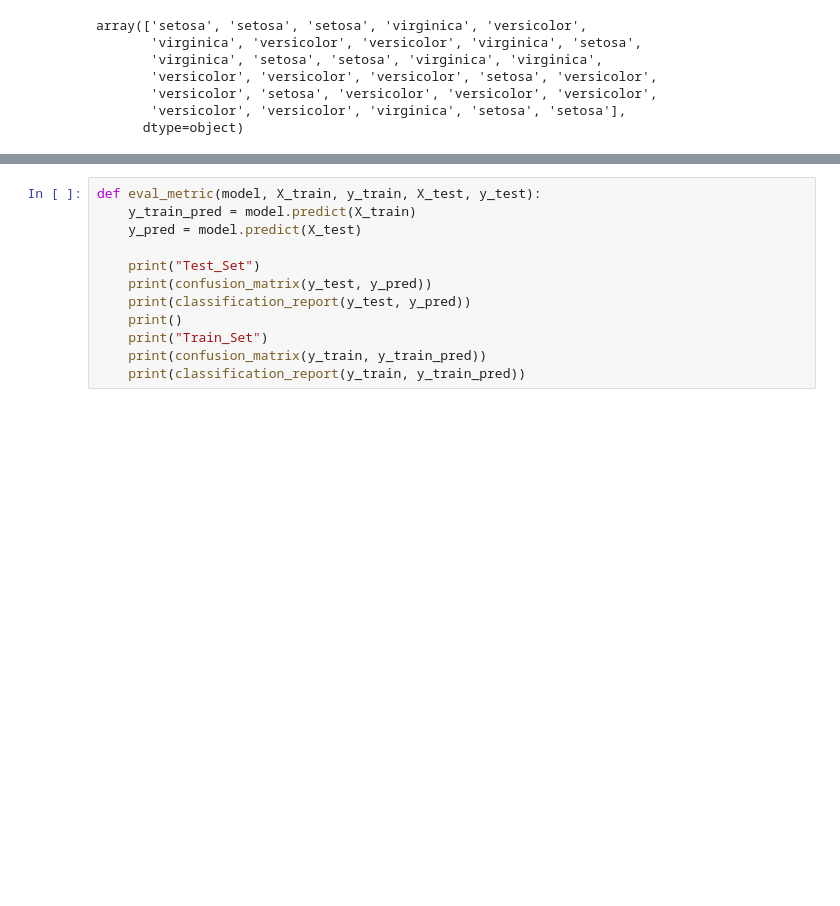
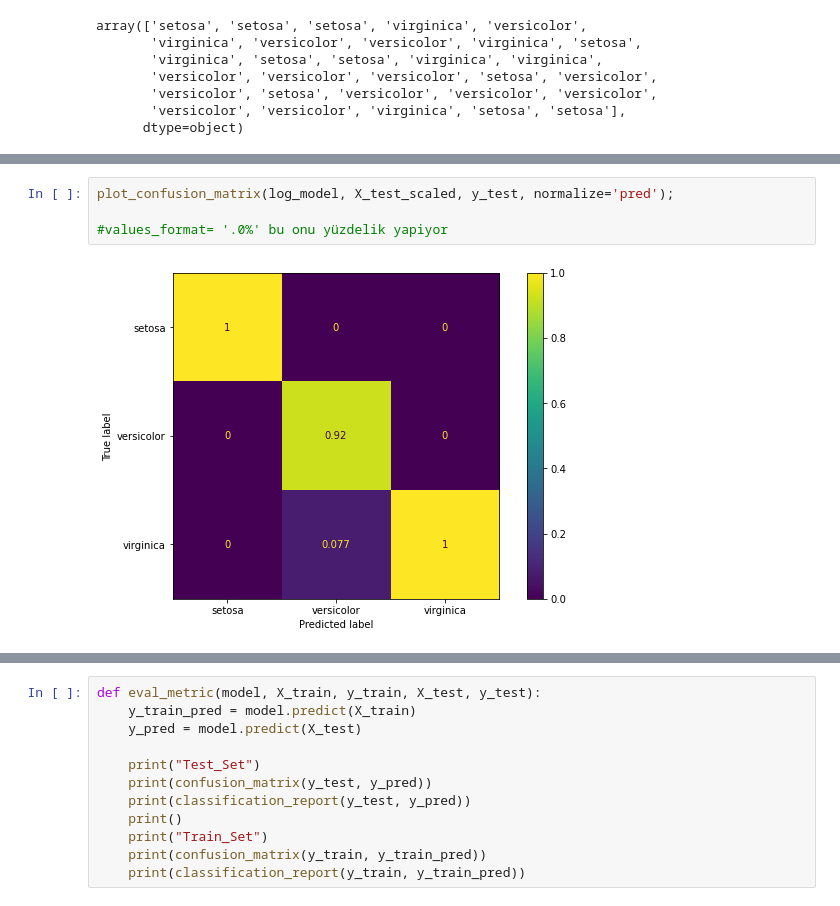
Before and after one commit to veyselaytekin1/Machine_Learning, a Jupyter notebook: Techpro_course/Logistic_Regression/iris_Logistic_Regression_MultiClass-(iris.csv)_Inclass.ipynb, the cells around one changed output, grey strips where cells are left out. Drawn from its saved outputs; the diff is of its cells as text; blank space fills up the shorter version.

```diff
--- a/Techpro_course/Logistic_Regression/iris_Logistic_Regression_MultiClass-(iris.csv)_Inclass.ipynb
+++ b/Techpro_course/Logistic_Regression/iris_Logistic_Regression_MultiClass-(iris.csv)_Inclass.ipynb
@@ -138 +179,7 @@ plot_confusion_matrix(log_model, X_test_scaled, y_test)
 [figure]
+# %%
+plot_confusion_matrix(log_model, X_test_scaled, y_test, normalize='pred');
+
+#values_format= '.0%' bu onu yüzdelik yapiyor
+# %% [output]
+[figure, added]
```
Also changed, not shown: parts of 13 cells of this notebook, 5 other files.
